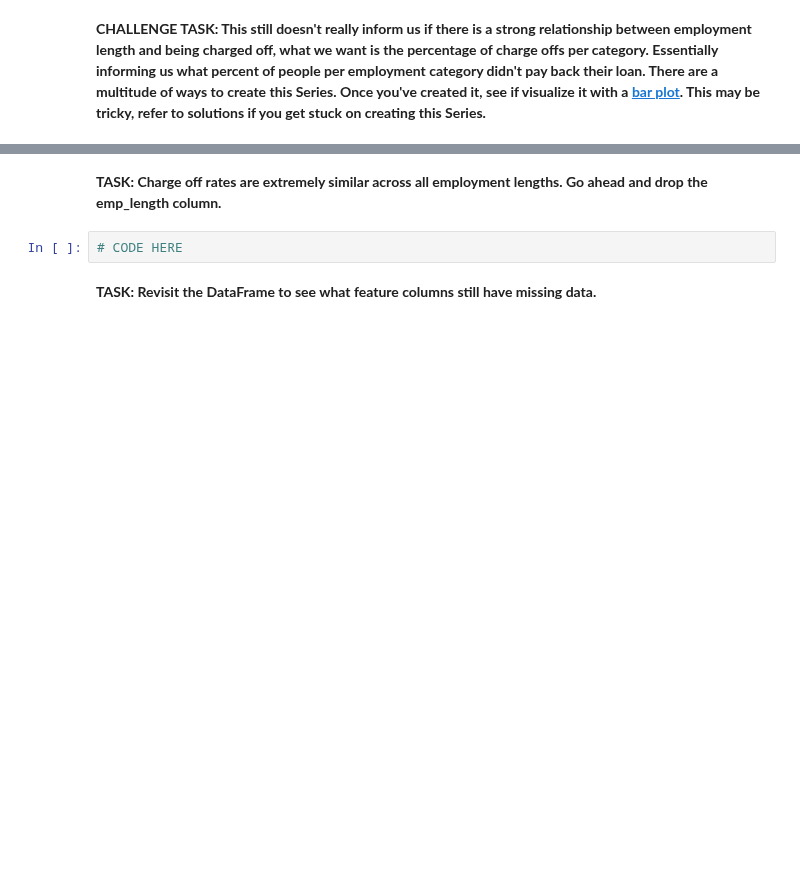
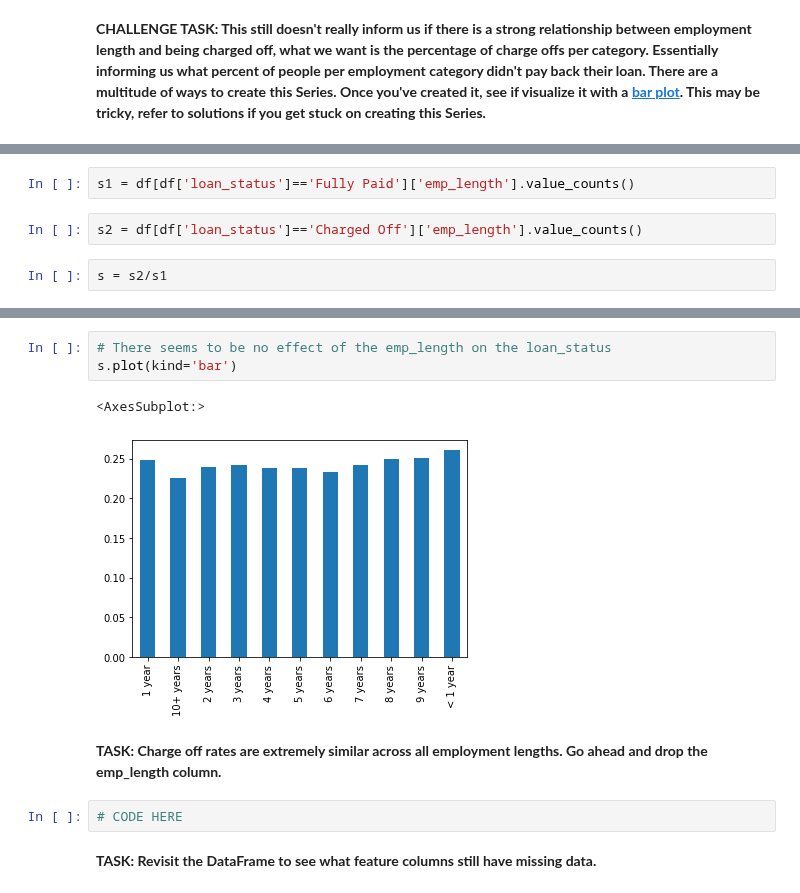
Before and after one commit to mxagar/tool_guides, a Jupyter notebook: python/data_science/19_NeuralNetworks/19_04_NeuralNetworks_TensorflowKeras_ProjectExercise.ipynb, the cells around one changed output, grey strips where cells are left out. Saved outputs shown, nothing was run; the diff lists cells and outputs as text; blank space fills up the shorter version.

```diff
--- a/python/data_science/19_NeuralNetworks/19_04_NeuralNetworks_TensorflowKeras_ProjectExercise.ipynb
+++ b/python/data_science/19_NeuralNetworks/19_04_NeuralNetworks_TensorflowKeras_ProjectExercise.ipynb
@@ -599,0 +604,6 @@ Name: loan_status, dtype: float64
+# %%
+s1 = df[df['loan_status']=='Fully Paid']['emp_length'].value_counts()
+# %%
+s2 = df[df['loan_status']=='Charged Off']['emp_length'].value_counts()
+# %%
+s = s2/s1
@@ -600,3 +625,9 @@ Name: loan_status, dtype: float64
+# %%
+# There seems to be no effect of the emp_length on the loan_status
+s.plot(kind='bar')
+# %% [output]
+<AxesSubplot:>
+[figure, added]
 # %% [markdown]
 **TASK: Charge off rates are extremely similar across all employment lengths. Go ahead and drop the emp_length column.**
 # %%
```
Also changed, not shown: parts of 36 cells of this notebook.
